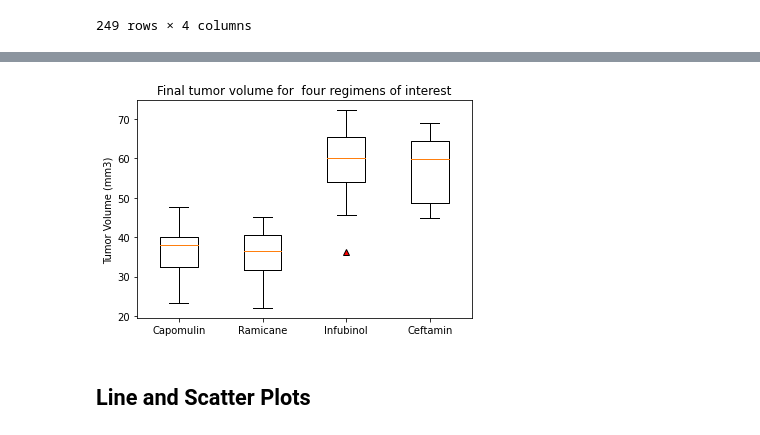
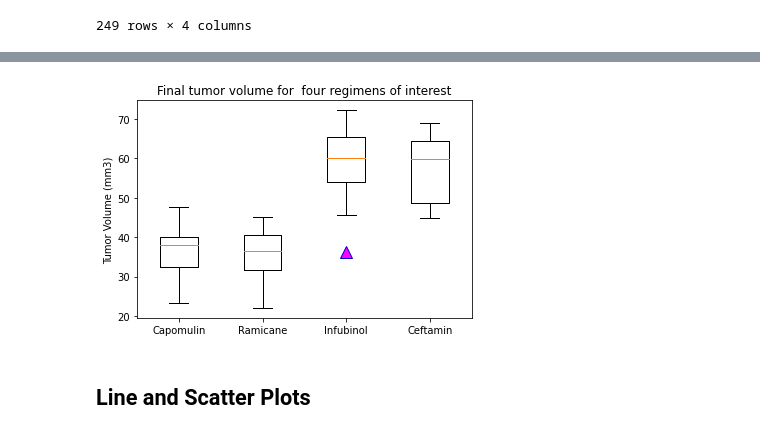
Before and after one commit to SwobabikaJena/matplotlib-challenge, a Jupyter notebook: Pymaceuticals/Pymaceuticals_solved.ipynb, the cells around one changed output, grey strips where cells are left out. Drawn from its saved outputs; the diff is of its cells as text; code cells hidden in the pictures.

```diff
--- a/Pymaceuticals/Pymaceuticals_solved.ipynb
+++ b/Pymaceuticals/Pymaceuticals_solved.ipynb
@@ -238,16 +244,16 @@ Columns: [Mouse ID, Drug Regimen, Timepoint, Tumor Volume (mm3)]
 Index: []
 # %%
 # Generate a box plot of the final tumor volume of each mouse across four regimens of interest
-green_diamond = dict(markerfacecolor='r', marker='^')
+outlier_style = dict(markerfacecolor='magenta',markeredgecolor='mediumblue', marker='^',markersize=12)
 fig1, ax1 = plt.subplots()
 ax1.set_title('Final tumor volume for  four regimens of interest')
 ax1.set_ylabel('Tumor Volume (mm3)')
-ax1.boxplot(tumor_vol,flierprops=green_diamond)
+ax1.boxplot(tumor_vol,flierprops=outlier_style)
 x_axis = np.arange(len(tumor_vol))
 plt.xticks(x_axis+1, treatments, rotation='horizontal')
 plt.show()
 # %% [output]
-[figure, old version]
+[figure, new version]
 # %% [markdown]
 ## Line and Scatter Plots
 # %%
```
Also changed, not shown: parts of 8 cells of this notebook.
